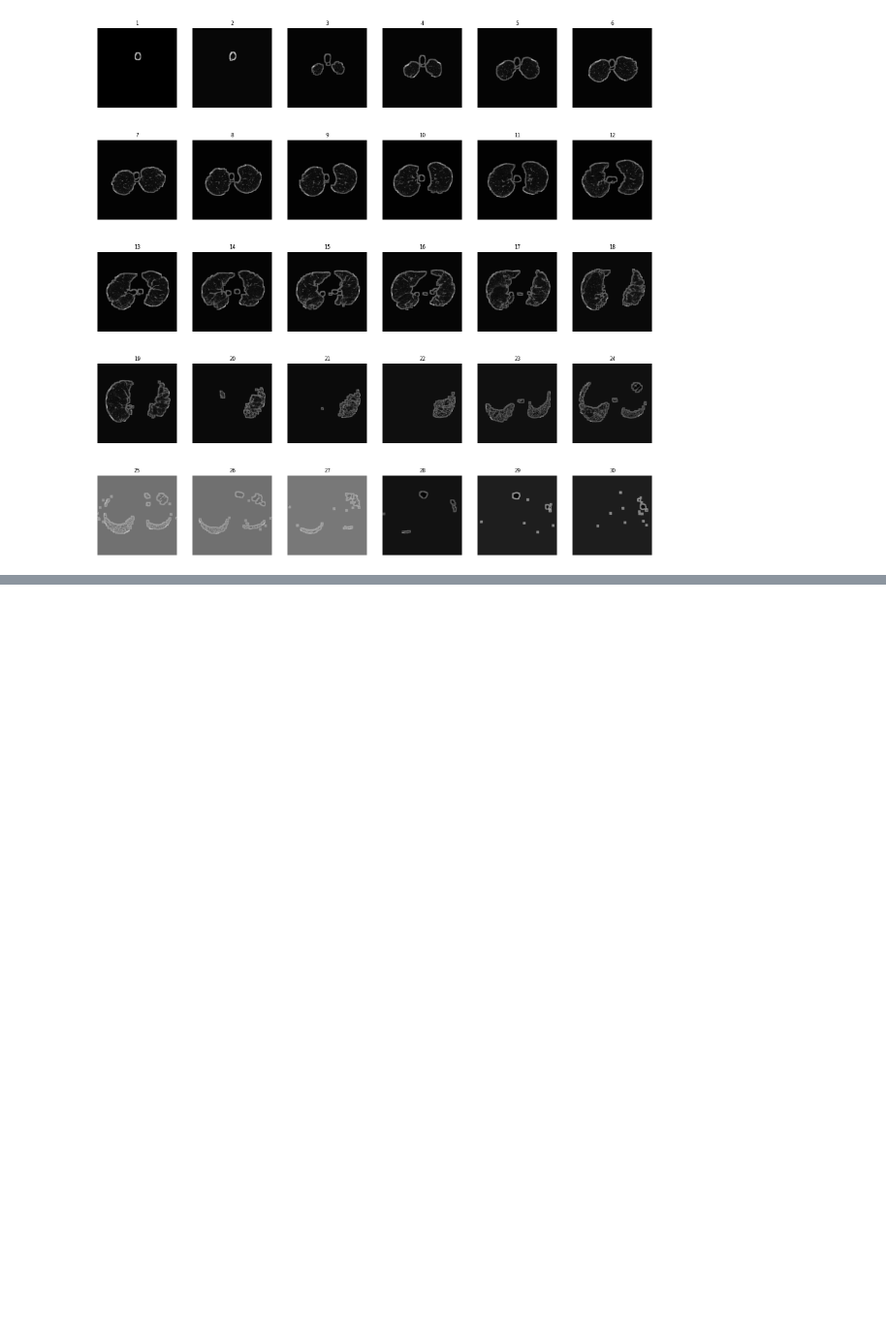
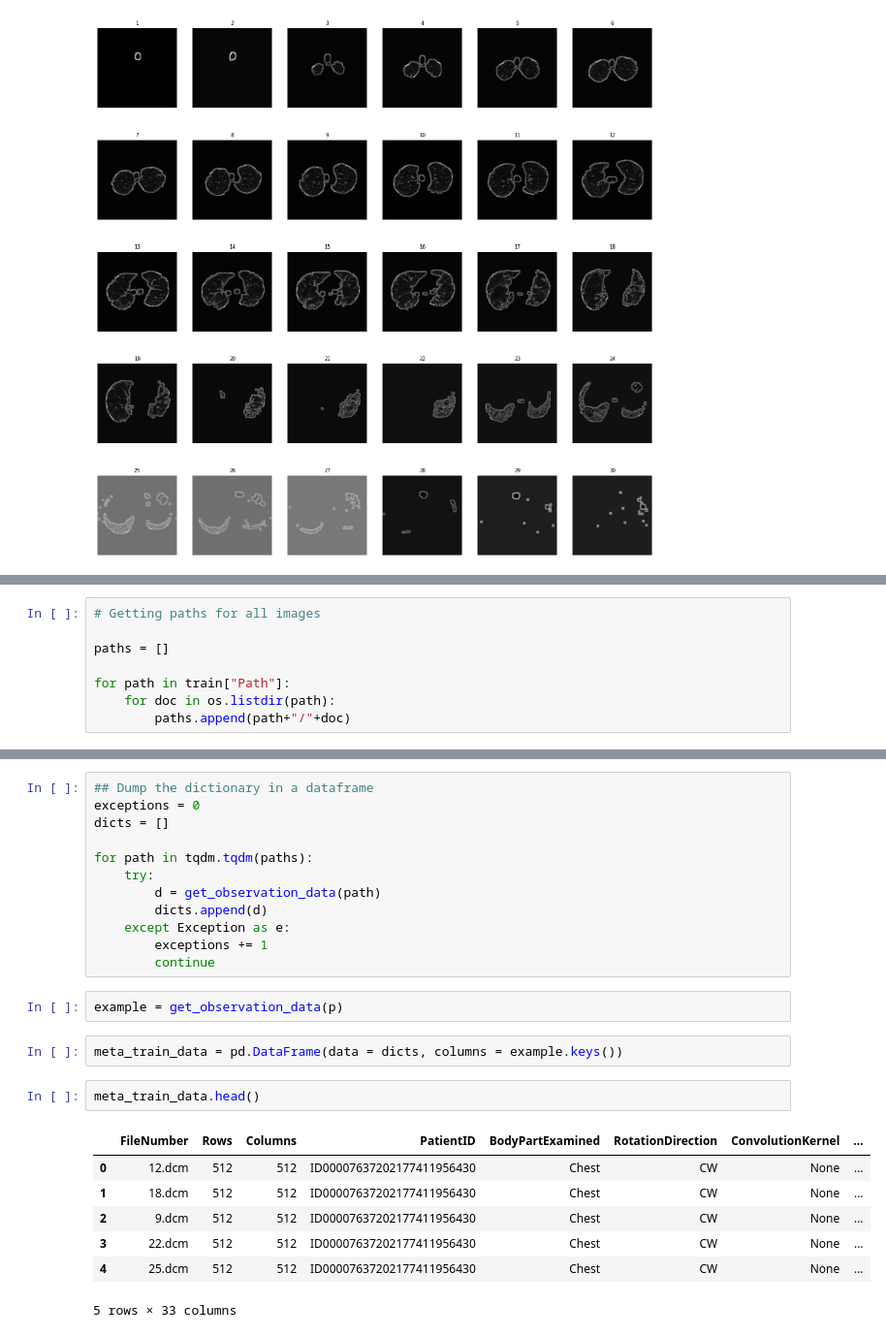
Before and after one commit to PrakritiAilavadi/Kaggle, a Jupyter notebook: osic-dicom-prep.ipynb, the cells around one changed output, grey strips where cells are left out. Shown at 97% size. Cells and saved outputs as stored; diff of their text form; blank space fills up the shorter version.

Commit message:
DICOM Image Pre-processing for model consumption

```diff
--- a/osic-dicom-prep.ipynb
+++ b/osic-dicom-prep.ipynb
@@ -183,0 +305,8 @@ for i in range(1, columns*rows+1):
+# %%
+# Getting paths for all images
+
+paths = []
+
+for path in train["Path"]:
+    for doc in os.listdir(path):
+        paths.append(path+"/"+doc)
@@ -183,0 +321,26 @@ for i in range(1, columns*rows+1):
+# %%
+## Dump the dictionary in a dataframe
+exceptions = 0
+dicts = []
+
+for path in tqdm.tqdm(paths):
+    try:
+        d = get_observation_data(path)
+        dicts.append(d)
+    except Exception as e:
+        exceptions += 1
+        continue
+# %%
+example = get_observation_data(p)
+# %%
+meta_train_data = pd.DataFrame(data = dicts, columns = example.keys())
+# %%
+meta_train_data.head()
+# %% [output]
+|  | FileNumber | Rows | Columns | PatientID | BodyPartExamined | RotationDirection | ConvolutionKernel | ... |
+| 0 | 12.dcm | 512 | 512 | ID00007637202177411956430 | Chest | CW | None | ... |
+| 1 | 18.dcm | 512 | 512 | ID00007637202177411956430 | Chest | CW | None | ... |
+| 2 | 9.dcm | 512 | 512 | ID00007637202177411956430 | Chest | CW | None | ... |
+| 3 | 22.dcm | 512 | 512 | ID00007637202177411956430 | Chest | CW | None | ... |
+| 4 | 25.dcm | 512 | 512 | ID00007637202177411956430 | Chest | CW | None | ... |
+5 rows × 33 columns
```
Also changed, not shown: parts of 10 cells of this notebook.
